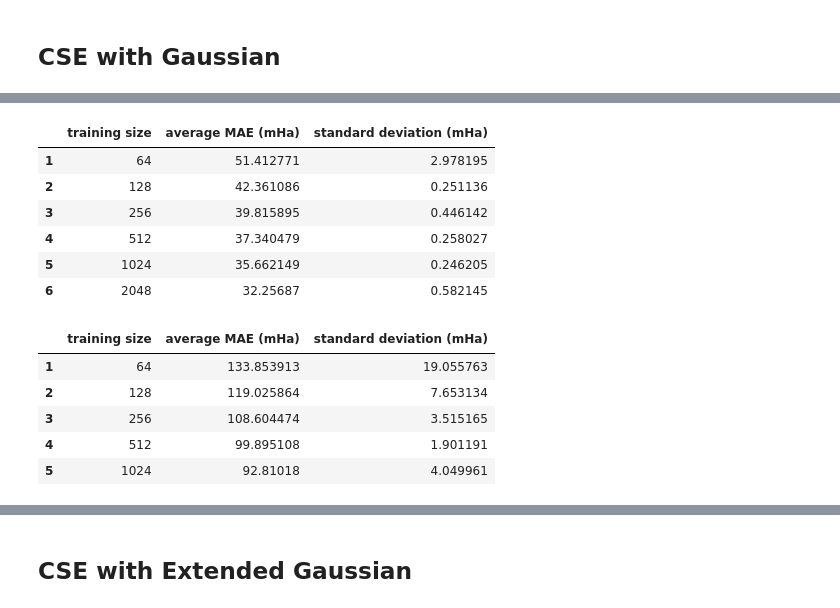
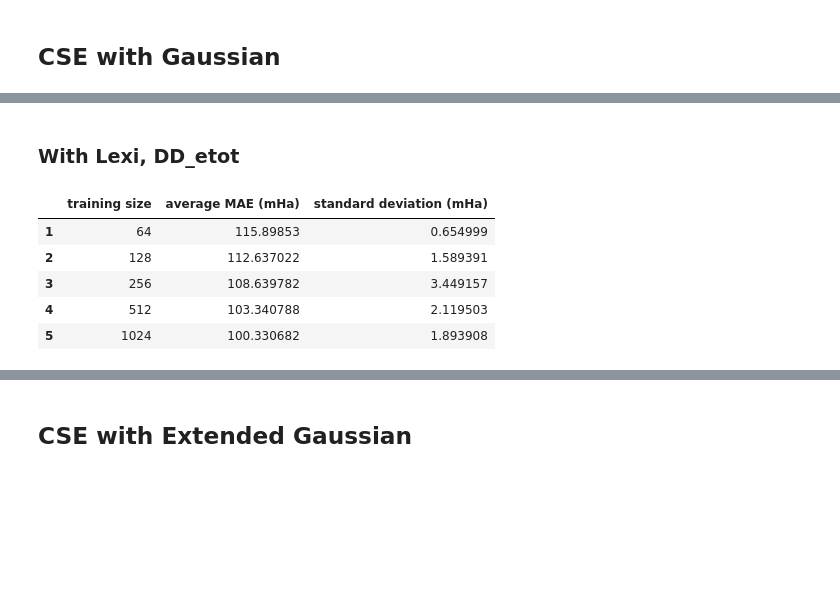
Before and after one commit to GabrielWu2004/Alchemical_Normal_Modes, a Jupyter notebook: [2]_ANM_with_coronene/main_code/performance_evaluation.ipynb, the cells around one changed output, grey strips where cells are left out. Saved outputs shown, nothing was run; the diff lists cells and outputs as text; code cells hidden in the pictures; blank space fills up the shorter version.

```diff
--- a/[2]_ANM_with_coronene/main_code/performance_evaluation.ipynb
+++ b/[2]_ANM_with_coronene/main_code/performance_evaluation.ipynb
@@ -25,8 +24,8 @@ dataset_dict = {}
 for data in input_dataset:
     dataset_dict[data] = pd.read_csv(f'../data/coronene_training_data/{data}.csv')
 
-delta_total_energy = pd.read_csv(f'../data/coronene_training_data/delta_total_energy.csv')
-DD_etot = pd.read_csv(f'../data/coronene_training_data/DD e_tot.csv')
+D_etot = pd.read_csv(f'../data/coronene_training_data/delta_total_energy.csv')
+DD_etot = pd.read_csv(f'../data/coronene_training_data/DD_e_tot.csv')
 # %%
 model_collection = {}
 performance_summary = {}
@@ -175,15 +36,15 @@ display(model_performance)
 # %%
 X = dataset_dict['CSE'].to_numpy()
-y = delta_total_energy.to_numpy()
+y = D_etot.to_numpy()
 
-best_params = {'alpha': 0.0023886633872422748, 'gamma': 2.473364869876525e-07, 'kernel': 'rbf'}
+best_params = {'alpha': 2.2425013674157485e-08, 'gamma': 8.136151536502313e-08, 'kernel': 'rbf'}
 model = KernelRidge(**best_params)
 
 columns = ['training size', 'average MAE (mHa)', 'standard deviation (mHa)']
 model_performance = pd.DataFrame(columns=columns)
 
-training_size = [2**i for i in range(6, 12)]
-num_trials = 3
+training_size = [2**i for i in range(6, 11)]
+num_trials = 5
 
 with warnings.catch_warnings():
     for index, num_training_sample in enumerate(training_size):
@@ -209,15 +71,15 @@ display(model_performance)
 # %%
 X = dataset_dict['CSE_lexi'].to_numpy()
-y = delta_total_energy.to_numpy()
+y = D_etot.to_numpy()
 
-best_params = {'alpha': 1.6596764933651303e-07, 'gamma': 2.1567299387422978e-06, 'kernel': 'rbf'}
+best_params = {'alpha': 1.5182042161569614e-12, 'gamma': 6.03689365016129e-10, 'kernel': 'rbf'}
 model = KernelRidge(**best_params)
 
 columns = ['training size', 'average MAE (mHa)', 'standard deviation (mHa)']
 model_performance = pd.DataFrame(columns=columns)
 
-training_size = [2**i for i in range(6, 12)]
-num_trials = 3
+training_size = [2**i for i in range(6, 11)]
+num_trials = 5
 
 with warnings.catch_warnings():
     for index, num_training_sample in enumerate(training_size):
@@ -243,67 +104,35 @@ display(model_performance)
+# %% [markdown]
+### With Lexi, DD_etot ###
 # %%
-X = dataset_dict['CSE'].to_numpy()
-y = delta_delta_total_energy.to_numpy()
+X = dataset_dict['CSE_lexi'].to_numpy()
+y = DD_etot.to_numpy()
 
-best_params = {'alpha': 1.6596764933651303e-07, 'gamma': 2.1567299387422978e-06, 'kernel': 'rbf'}
+best_params = {'alpha': 0.0025629074500422688, 'gamma': 1.8104490522288843e-07, 'kernel': 'rbf'}
 model = KernelRidge(**best_params)
 
 columns = ['training size', 'average MAE (mHa)', 'standard deviation (mHa)']
 model_performance = pd.DataFrame(columns=columns)
 
-training_size = [2**i for i in range(6, 12)]
-num_trials = 3
+training_size = [2**i for i in range(6, 11)]
+num_trials = 5
 
 with warnings.catch_warnings():
     for index, num_training_sample in enumerate(training_size):
         warnings.filterwarnings("ignore")
         index = index + 1
         average_error, std_dev_error = evaluate_performance(model, X, y, num_training_sample, num_trials)
         model_performance.at[index, 'training size'] = num_training_sample
         model_performance.at[index, 'average MAE (mHa)'] = average_error * 1000
         model_performance.at[index, 'standard deviation (mHa)'] = std_dev_error * 1000
 
-model_collection['ANM_CSE_Gaussian_delta'] = model
-performance_summary['ANM_CSE_Gaussian_delta'] = model_performance
+model_collection['ANM_CSE_lexi_Gaussian_delta'] = model
+performance_summary['ANM_CSE_lexi_Gaussian_delta'] = model_performance
 
 display(model_performance)
 # %% [output]
 |  | training size | average MAE (mHa) | standard deviation (mHa) |
-| 1 | 64 | 51.412771 | 2.978195 |
-| 2 | 128 | 42.361086 | 0.251136 |
-| 3 | 256 | 39.815895 | 0.446142 |
-| 4 | 512 | 37.340479 | 0.258027 |
-| 5 | 1024 | 35.662149 | 0.246205 |
-| 6 | 2048 | 32.25687 | 0.582145 |
+| 1 | 64 | 115.89853 | 0.654999 |
+| 2 | 128 | 112.637022 | 1.589391 |
+| 3 | 256 | 108.639782 | 3.449157 |
+| 4 | 512 | 103.340788 | 2.119503 |
+| 5 | 1024 | 100.330682 | 1.893908 |
-# %%
-X = dataset_dict['CSE_lexi'].to_numpy()
-y = DD_etot.to_numpy()
-
-best_params = {'alpha': 0.0023886633872422748, 'gamma': 2.473364869876525e-07, 'kernel': 'rbf'}
-model = KernelRidge(**best_params)
-
-columns = ['training size', 'average MAE (mHa)', 'standard deviation (mHa)']
-model_performance = pd.DataFrame(columns=columns)
-
-training_size = [2**i for i in range(6, 11)]
-num_trials = 5
-
-with warnings.catch_warnings():
-    for index, num_training_sample in enumerate(training_size):
-        warnings.filterwarnings("ignore")
-        index = index + 1
-        average_error, std_dev_error = evaluate_performance(model, X, y, num_training_sample, num_trials)
-        model_performance.at[index, 'training size'] = num_training_sample
-        model_performance.at[index, 'average MAE (mHa)'] = average_error * 1000
-        model_performance.at[index, 'standard deviation (mHa)'] = std_dev_error * 1000
-
-model_collection['ANM_CSE_lexi_Gaussian_delta'] = model
-performance_summary['ANM_CSE_lexi_Gaussian_delta'] = model_performance
-
-display(model_performance)
-# %% [output]
-|  | training size | average MAE (mHa) | standard deviation (mHa) |
-| 1 | 64 | 133.853913 | 19.055763 |
-| 2 | 128 | 119.025864 | 7.653134 |
-| 3 | 256 | 108.604474 | 3.515165 |
-| 4 | 512 | 99.895108 | 1.901191 |
-| 5 | 1024 | 92.81018 | 4.049961 |
```
Also changed, not shown: parts of 19 cells of this notebook, 19 other files.
